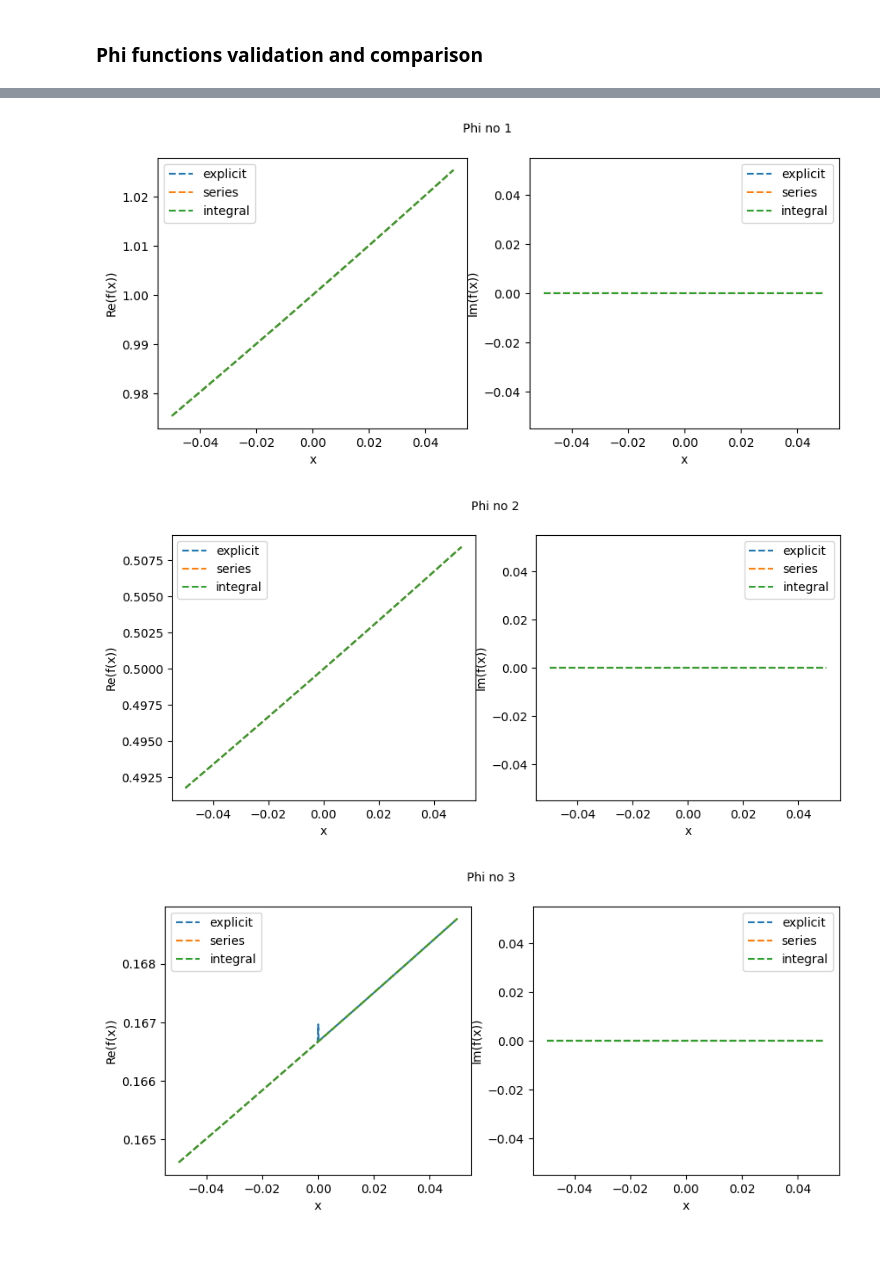
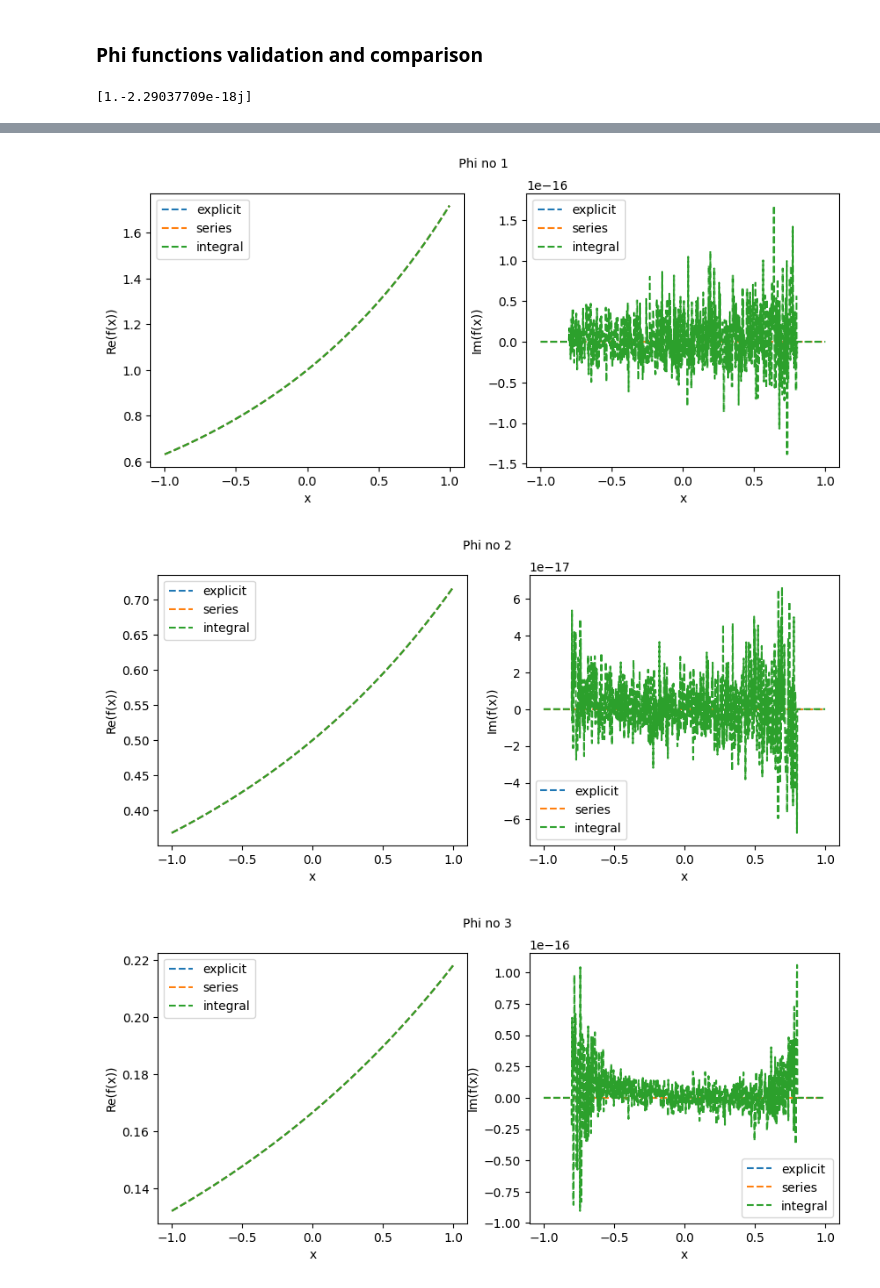
Before and after one commit to BoriskovaLiza/masterarbeit, a Jupyter notebook: prototype/phi_functions.ipynb, the cells around one changed output, grey strips where cells are left out. Drawn from its saved outputs; the diff is of its cells as text; code cells hidden in the pictures; blank space fills up the shorter version.

```diff
--- a/prototype/phi_functions.ipynb
+++ b/prototype/phi_functions.ipynb
@@ -1,13 +1,17 @@
 # %% [markdown]
 ### Phi functions validation and comparison
+# %%
+import mySDC
+import numpy as np
+from matplotlib import pyplot as plt
+
+print(mySDC.get_phi_by_contour_integration([0.], 1))
+# %% [output]
+[1.-2.29037709e-18j]
 # %%
-import mySDC
-import numpy as np
-from matplotlib import pyplot as plt
-
 for n in range(6):
     mySDC.plot_functions('Phi no %d' % n, ["explicit", "series", "integral"], \
                       [lambda z: mySDC.get_phi_by_explicit_formula(z, n), \
                         lambda z: mySDC.get_phi_by_series(z, n), \
-                        lambda z: mySDC.get_phi_by_contour_integration(z, n)], np.linspace(-0.05, 0.05, 1000))
+                        lambda z: mySDC.get_phi_by_contour_integration(z, n)], np.linspace(-1., 1., 1000))
 # %% [output]
@@ -15,3 +19,3 @@ for n in range(6):
-[figure, old version]
+[figure, new version]
-[figure, old version]
+[figure, new version]
-[figure, old version]
+[figure, new version]
```
Also changed, not shown: parts of 5 cells of this notebook, 1 other file.
